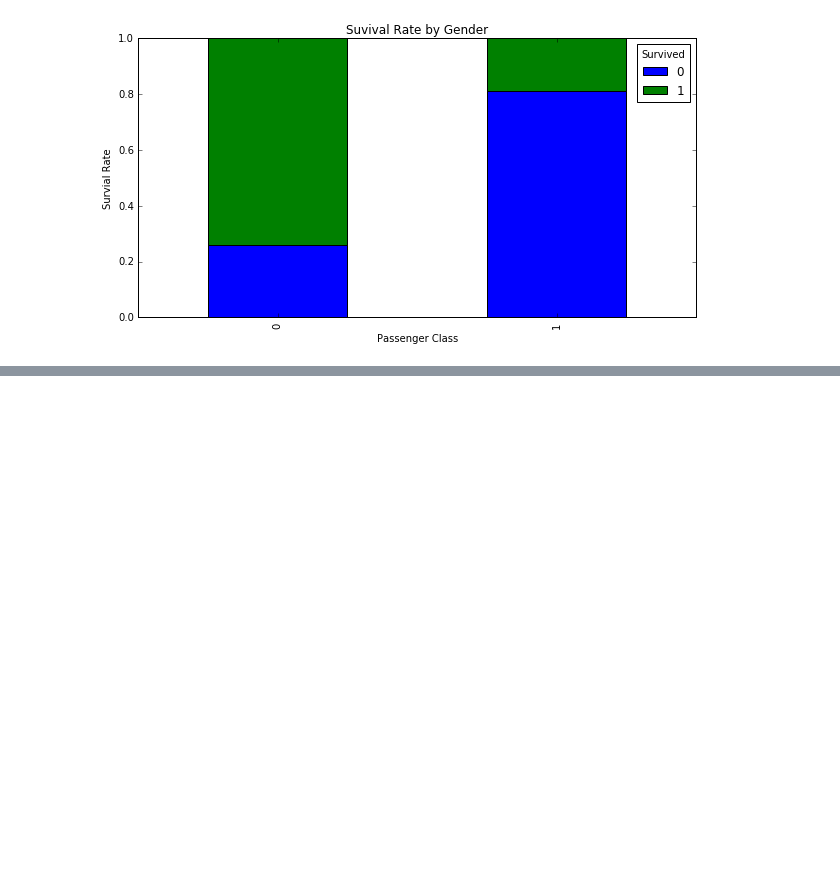
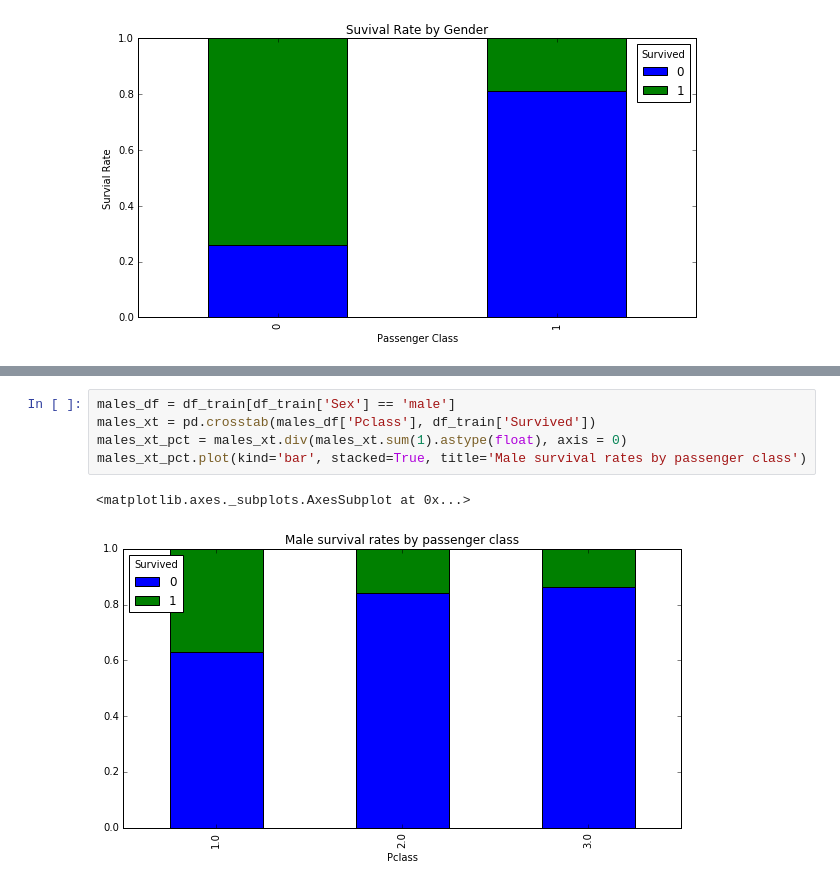
Before and after one commit to etheleon/data-science-for-fun, a Jupyter notebook: Titanic/Titanic in Another Aspects.ipynb, the cells around one changed output, grey strips where cells are left out. Cells and saved outputs as stored; diff of their text form; blank space fills up the shorter version.

```diff
--- a/Titanic/Titanic in Another Aspects.ipynb
+++ b/Titanic/Titanic in Another Aspects.ipynb
@@ -148,0 +174,8 @@ plt.ylabel('Survial Rate')
+# %%
+males_df = df_train[df_train['Sex'] == 'male']
+males_xt = pd.crosstab(males_df['Pclass'], df_train['Survived'])
+males_xt_pct = males_xt.div(males_xt.sum(1).astype(float), axis = 0)
+males_xt_pct.plot(kind='bar', stacked=True, title='Male survival rates by passenger class')
+# %% [output]
+<matplotlib.axes._subplots.AxesSubplot at 0x...>
+[figure, added]
```
Also changed, not shown: parts of 5 cells of this notebook.
